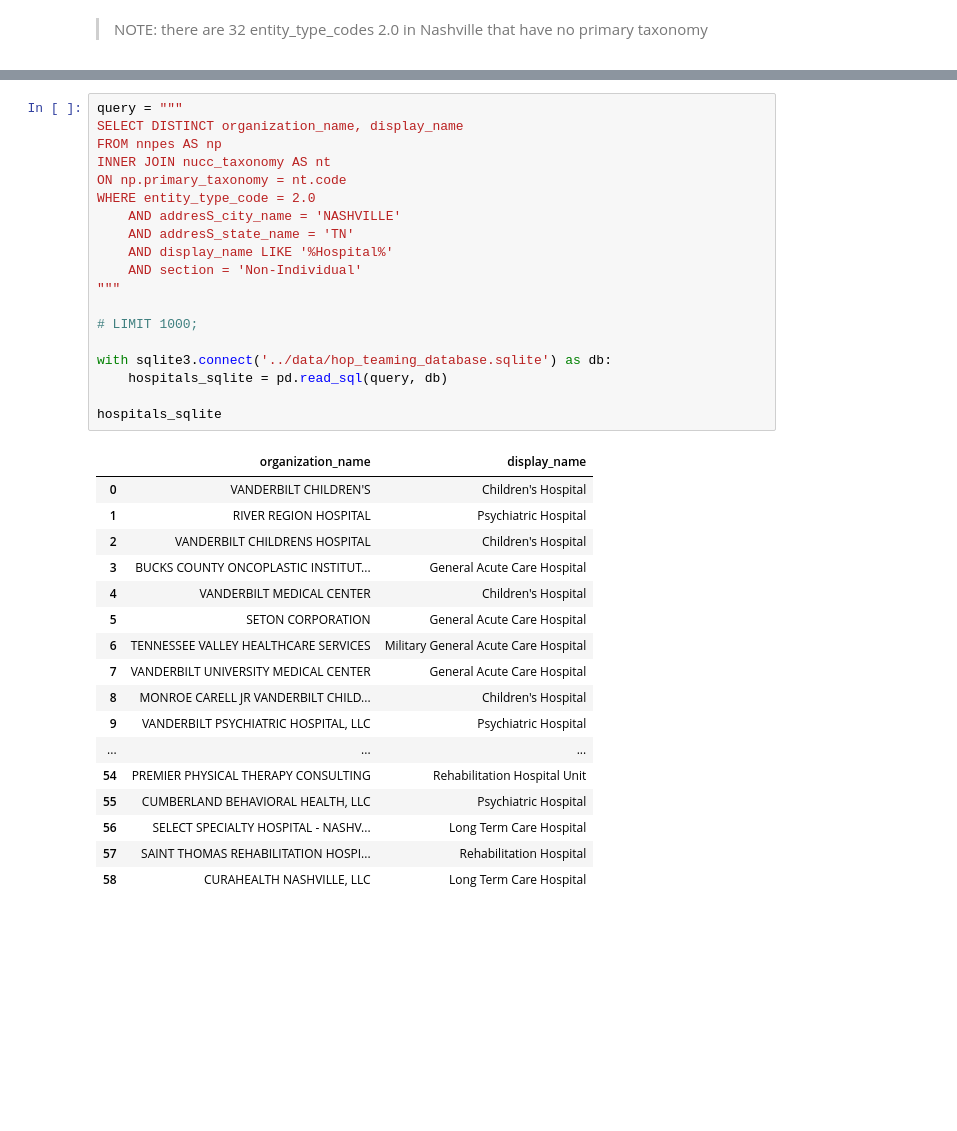
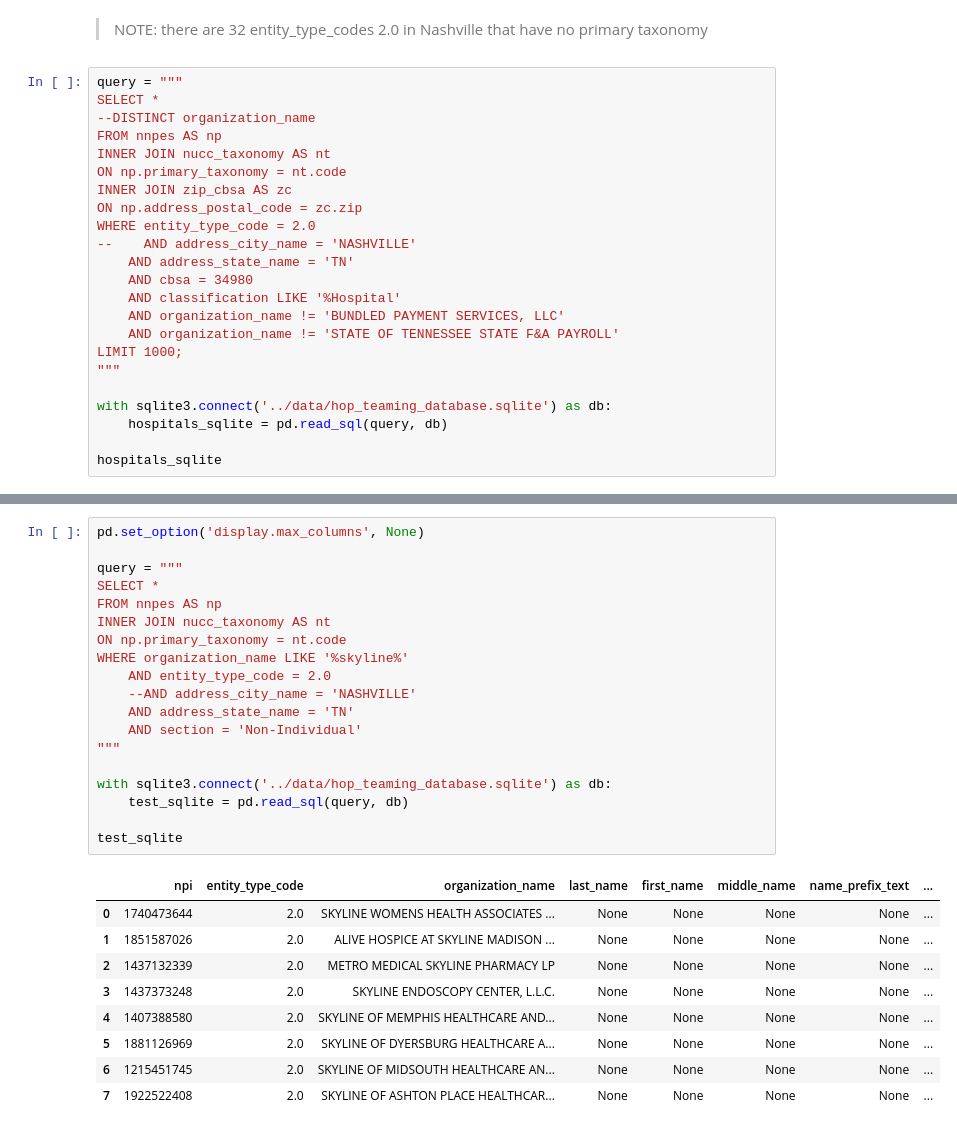
Before and after one commit to tomoumer/hop_team-the-hindenburgs, a Jupyter notebook: notebooks/data_exploration.ipynb, the cells around one changed output, grey strips where cells are left out. Saved outputs shown, nothing was run; the diff lists cells and outputs as text; blank space fills up the shorter version.

Commit message:
exploration of hospitals in Nashville area

```diff
--- a/notebooks/data_exploration.ipynb
+++ b/notebooks/data_exploration.ipynb
@@ -41,3 +35,26 @@ test_sqlite
 - First, build a profile of providers referring patients to the major hospitals in Nashville. Are certain specialties more likely to refer to a particular hospital over the others?
 # %% [markdown]
 > NOTE: there are 32 entity_type_codes 2.0 in Nashville that have no primary taxonomy
+# %%
+query = """
+SELECT *
+--DISTINCT organization_name
+FROM nnpes AS np
+INNER JOIN nucc_taxonomy AS nt
+ON np.primary_taxonomy = nt.code
+INNER JOIN zip_cbsa AS zc
+ON np.address_postal_code = zc.zip
+WHERE entity_type_code = 2.0
+--    AND address_city_name = 'NASHVILLE'
+    AND address_state_name = 'TN'
+    AND cbsa = 34980
+    AND classification LIKE '%Hospital'
+    AND organization_name != 'BUNDLED PAYMENT SERVICES, LLC'
+    AND organization_name != 'STATE OF TENNESSEE STATE F&A PAYROLL'
+LIMIT 1000;
+"""
+
+with sqlite3.connect('../data/hop_teaming_database.sqlite') as db:
+    hospitals_sqlite = pd.read_sql(query, db)
+
+hospitals_sqlite
@@ -44,37 +75,29 @@ test_sqlite
 # %%
+pd.set_option('display.max_columns', None)
+
 query = """
-SELECT DISTINCT organization_name, display_name
+SELECT *
 FROM nnpes AS np
 INNER JOIN nucc_taxonomy AS nt
 ON np.primary_taxonomy = nt.code
-WHERE entity_type_code = 2.0
-    AND addresS_city_name = 'NASHVILLE'
-    AND addresS_state_name = 'TN'
-    AND display_name LIKE '%Hospital%'
+WHERE organization_name LIKE '%skyline%'
+    AND entity_type_code = 2.0
+    --AND address_city_name = 'NASHVILLE'
+    AND address_state_name = 'TN'
     AND section = 'Non-Individual'
 """
 
-# LIMIT 1000;
+with sqlite3.connect('../data/hop_teaming_database.sqlite') as db:
+    test_sqlite = pd.read_sql(query, db)
 
-with sqlite3.connect('../data/hop_teaming_database.sqlite') as db:
-    hospitals_sqlite = pd.read_sql(query, db)
-
-hospitals_sqlite
+test_sqlite
 # %% [output]
-|  | organization_name | display_name |
-| 0 | VANDERBILT CHILDREN'S | Children's Hospital |
-| 1 | RIVER REGION HOSPITAL | Psychiatric Hospital |
-| 2 | VANDERBILT CHILDRENS HOSPITAL | Children's Hospital |
-| 3 | BUCKS COUNTY ONCOPLASTIC INSTITUT... | General Acute Care Hospital |
-| 4 | VANDERBILT MEDICAL CENTER | Children's Hospital |
-| 5 | SETON CORPORATION | General Acute Care Hospital |
-| 6 | TENNESSEE VALLEY HEALTHCARE SERVICES | Military General Acute Care Hospital |
-| 7 | VANDERBILT UNIVERSITY MEDICAL CENTER | General Acute Care Hospital |
-| 8 | MONROE CARELL JR VANDERBILT CHILD... | Children's Hospital |
-| 9 | VANDERBILT PSYCHIATRIC HOSPITAL, LLC | Psychiatric Hospital |
-| ... | ... | ... |
-| 54 | PREMIER PHYSICAL THERAPY CONSULTING | Rehabilitation Hospital Unit |
-| 55 | CUMBERLAND BEHAVIORAL HEALTH, LLC | Psychiatric Hospital |
-| 56 | SELECT SPECIALTY HOSPITAL - NASHV... | Long Term Care Hospital |
-| 57 | SAINT THOMAS REHABILITATION HOSPI... | Rehabilitation Hospital |
-| 58 | CURAHEALTH NASHVILLE, LLC | Long Term Care Hospital |
+|  | npi | entity_type_code | organization_name | last_name | first_name | middle_name | name_prefix_text | ... |
+| 0 | 1740473644 | 2.0 | SKYLINE WOMENS HEALTH ASSOCIATES ... | None | None | None | None | ... |
+| 1 | 1851587026 | 2.0 | ALIVE HOSPICE AT SKYLINE MADISON ... | None | None | None | None | ... |
+| 2 | 1437132339 | 2.0 | METRO MEDICAL SKYLINE PHARMACY LP | None | None | None | None | ... |
+| 3 | 1437373248 | 2.0 | SKYLINE ENDOSCOPY CENTER, L.L.C. | None | None | None | None | ... |
+| 4 | 1407388580 | 2.0 | SKYLINE OF MEMPHIS HEALTHCARE AND... | None | None | None | None | ... |
+| 5 | 1881126969 | 2.0 | SKYLINE OF DYERSBURG HEALTHCARE A... | None | None | None | None | ... |
+| 6 | 1215451745 | 2.0 | SKYLINE OF MIDSOUTH HEALTHCARE AN... | None | None | None | None | ... |
+| 7 | 1922522408 | 2.0 | SKYLINE OF ASHTON PLACE HEALTHCAR... | None | None | None | None | ... |
```
Also changed, not shown: parts of 2 cells of this notebook.
